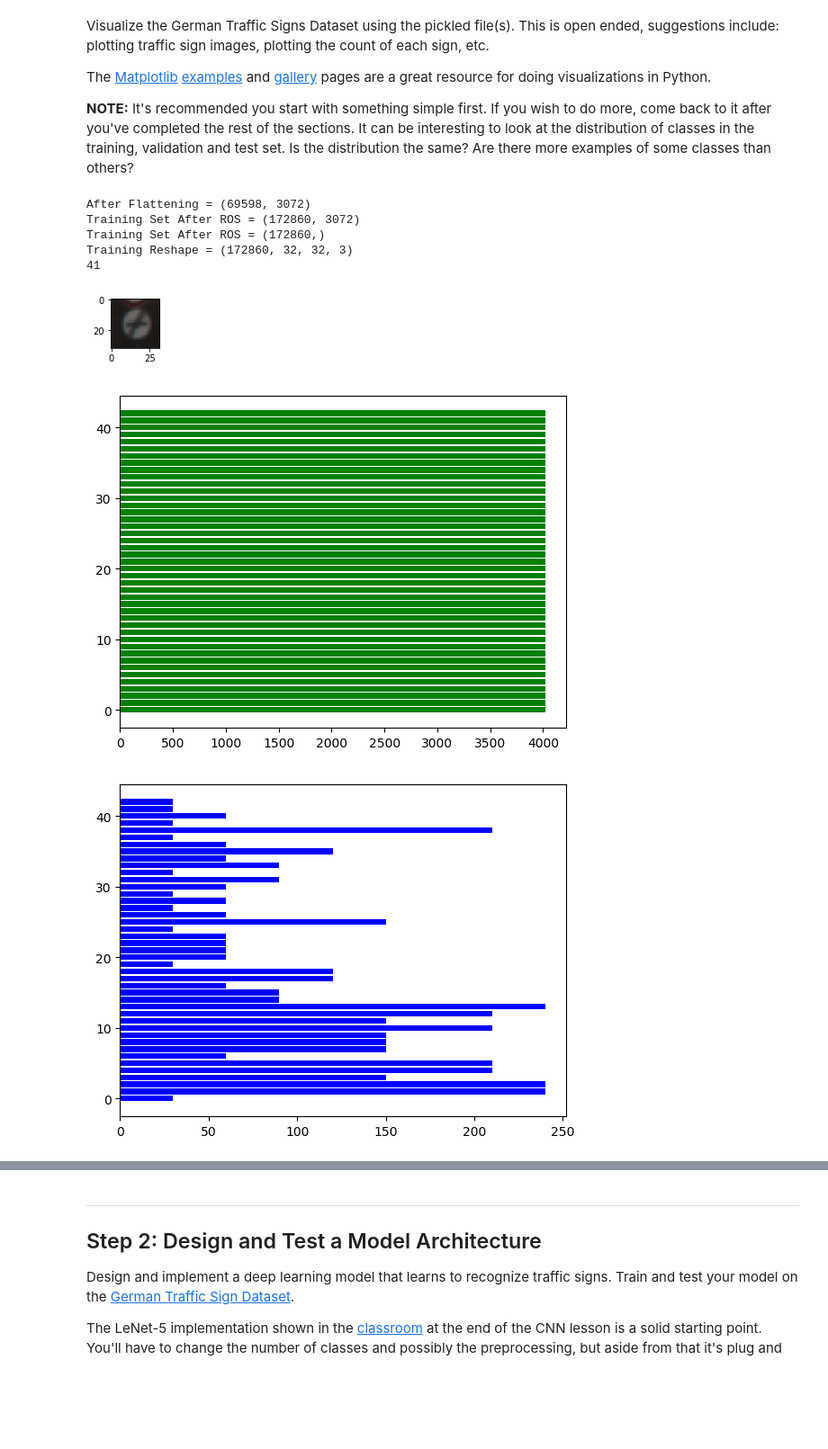
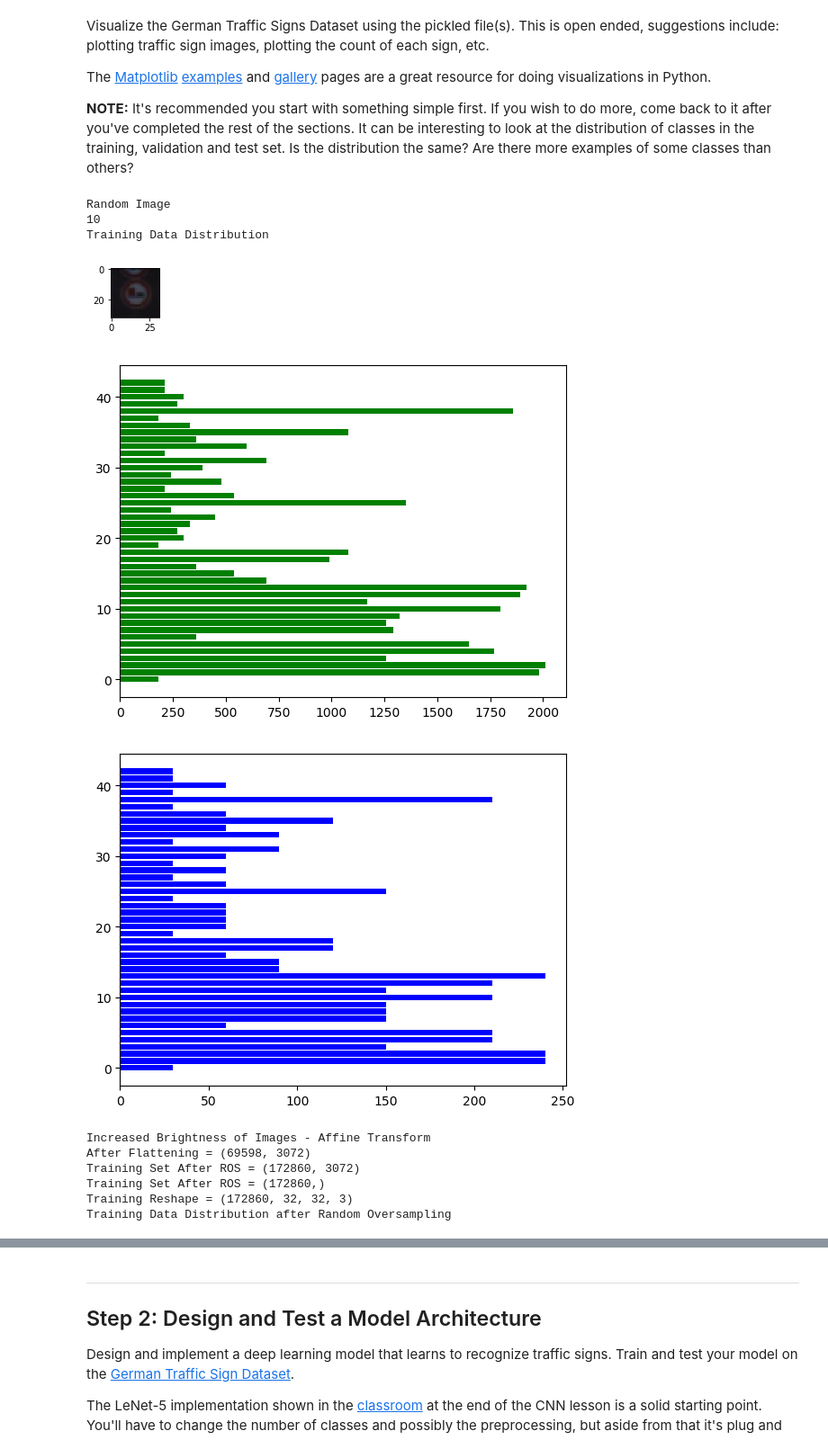
Before and after one commit to sm-azure/sdc-ts-classifier, a Jupyter notebook: Traffic_Sign_Classifier.ipynb, the cells around one changed output, grey strips where cells are left out. Shown: that part at 90% size. Cells and saved outputs as stored; diff of their text form; code cells hidden in the pictures; blank space fills up the shorter version.

Commit message:
adding visualization

```diff
--- a/Traffic_Sign_Classifier.ipynb
+++ b/Traffic_Sign_Classifier.ipynb
@@ -101,7 +137,6 @@ import random
 # Visualizations will be shown in the notebook.
 %matplotlib inline
 
-# Add fake data with affine transforms - http://yann.lecun.com/exdb/publis/pdf/sermanet-ijcnn-11.pdf
 
 # Add images with additional brightness
 # Stackoverflow - https://stackoverflow.com/questions/37822375/python-opencv-increasing-image-brightness-without-overflowing-uint8-array
@@ -109,55 +144,69 @@ value = 100
 def increase_brightness(X):
     return np.where((255 - X) < value,255,X+value)
 
+print ('Random Image')
+index = random.randint(0, len(X_train))
+image = X_train[index].squeeze()
+
+plt.figure(figsize=(1,1))
+plt.imshow(image)
+print(y_train[index])
+
+print ('Training Data Distribution')
+unique, counts = np.unique(y_train, return_counts=True)
+plt.rcdefaults()
+fig, ax = plt.subplots()
+ax.barh(unique, counts, align='center', color='green')
+plt.show()
+
+
+unique, counts = np.unique(y_valid, return_counts=True)
+plt.rcdefaults()
+fig, ax = plt.subplots()
+ax.barh(unique, counts, align='center', color='blue')
+plt.show()
+
+# Add fake data with affine transforms - http://yann.lecun.com/exdb/publis/pdf/sermanet-ijcnn-11.pdf
+print ('Increased Brightness of Images - Affine Transform')
 X_train = np.append(X_train, increase_brightness(X_train), axis=0)
 y_train = np.append(y_train, y_train, axis=0)
 
 
 # Random oversampling to resolve imbalance
 from imblearn.over_sampling import RandomOverSampler
 ros = RandomOverSampler()
 
 #Flatten the image to 2D
 X_train = X_train.flatten().reshape(X_train.shape[0], 32*32*3)
 print("After Flattening =", X_train.shape)
 
 X_train, y_train = ros.fit_sample(X_train, y_train)
 print("Training Set After ROS =", X_train.shape)
 print("Training Set After ROS =", y_train.shape)
 
 # Recreate 3D for image
 X_train = np.reshape(X_train, (X_train.shape[0], 32,32,3))
 print("Training Reshape =", X_train.shape)
 
-
-index = random.randint(0, len(X_train))
-image = X_train[index].squeeze()
-
-plt.figure(figsize=(1,1))
-plt.imshow(image)
-print(y_train[index])
-
-# plt.figure(figsize=(1,1))
-# plt.imshow(X_train_bright[index].squeeze())
-
+print ('Training Data Distribution after Random Oversampling')
 unique, counts = np.unique(y_train, return_counts=True)
 plt.rcdefaults()
 fig, ax = plt.subplots()
 ax.barh(unique, counts, align='center', color='green')
 plt.show()
 
-
-unique, counts = np.unique(y_valid, return_counts=True)
-plt.rcdefaults()
-fig, ax = plt.subplots()
-ax.barh(unique, counts, align='center', color='blue')
-plt.show()
+# plt.figure(figsize=(1,1))
+# plt.imshow(X_train_bright[index].squeeze())
 # %% [output]
-After Flattening = (69598, 3072)
-Training Set After ROS = (172860, 3072)
-Training Set After ROS = (172860,)
-Training Reshape = (172860, 32, 32, 3)
-41
+Random Image
+10
+Training Data Distribution
-[figure, old version]
+[figure, new version]
-[figure, old version]
+[figure, new version]
 [figure]
+Increased Brightness of Images - Affine Transform
+After Flattening = (69598, 3072)
+Training Set After ROS = (172860, 3072)
+Training Set After ROS = (172860,)
+Training Reshape = (172860, 32, 32, 3)
+Training Data Distribution after Random Oversampling
```
Also changed, not shown: parts of 11 cells of this notebook.
